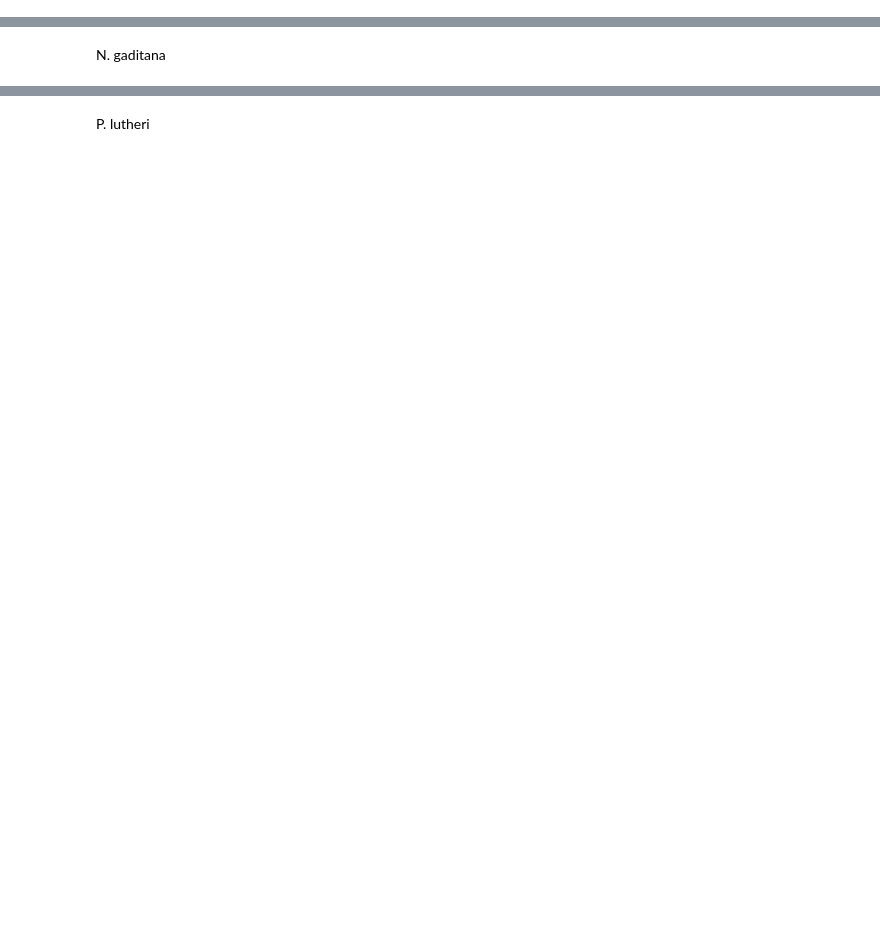
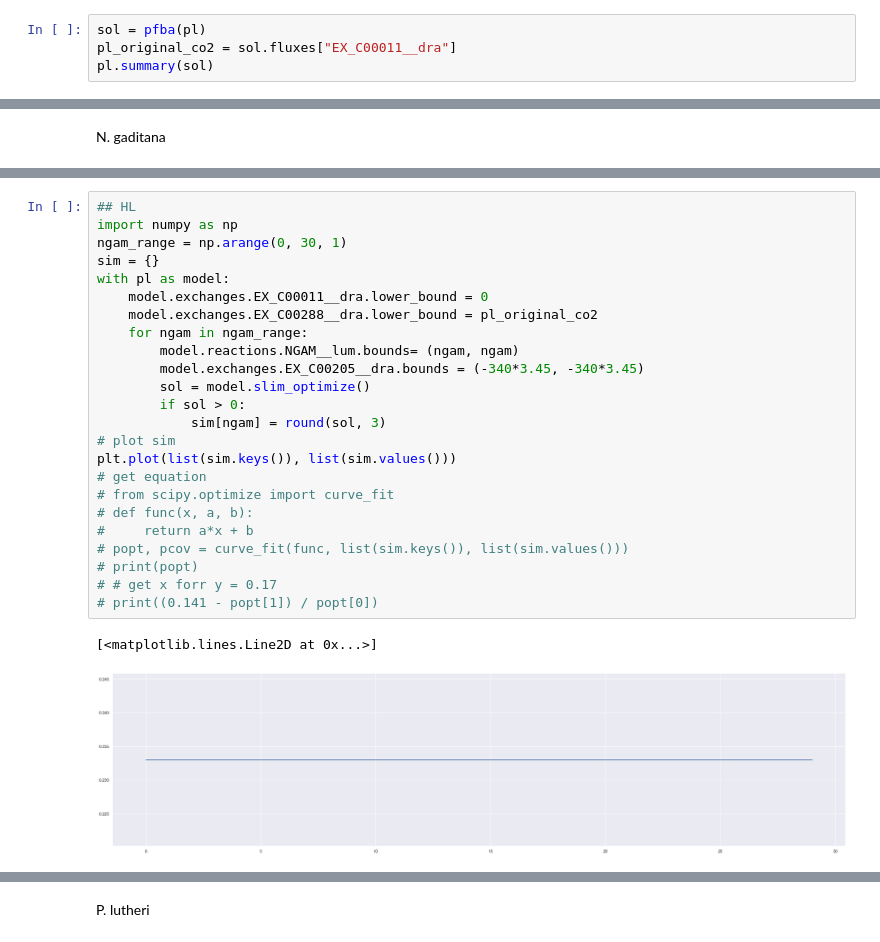
Before and after one commit to ecunha1996/model_analysis, a Jupyter notebook: code/basic_simulations.ipynb, the cells around one changed output, grey strips where cells are left out. Drawn from its saved outputs; the diff is of its cells as text; blank space fills up the shorter version.

```diff
--- a/code/basic_simulations.ipynb
+++ b/code/basic_simulations.ipynb
@@ -38,0 +98,4 @@ Model loaded
+# %%
+sol = pfba(pl)
+pl_original_co2 = sol.fluxes["EX_C00011__dra"]
+pl.summary(sol)
@@ -82,0 +269,27 @@ Autotrophic with urea: 0.02254653333932027
+# %%
+## HL
+import numpy as np
+ngam_range = np.arange(0, 30, 1)
+sim = {}
+with pl as model:
+    model.exchanges.EX_C00011__dra.lower_bound = 0
+    model.exchanges.EX_C00288__dra.lower_bound = pl_original_co2
+    for ngam in ngam_range:
+        model.reactions.NGAM__lum.bounds= (ngam, ngam)
+        model.exchanges.EX_C00205__dra.bounds = (-340*3.45, -340*3.45)
+        sol = model.slim_optimize()
+        if sol > 0:
+            sim[ngam] = round(sol, 3)
+# plot sim
+plt.plot(list(sim.keys()), list(sim.values()))
+# get equation
+# from scipy.optimize import curve_fit
+# def func(x, a, b):
+#     return a*x + b
+# popt, pcov = curve_fit(func, list(sim.keys()), list(sim.values()))
+# print(popt)
+# # get x forr y = 0.17
+# print((0.141 - popt[1]) / popt[0])
+# %% [output]
+[<matplotlib.lines.Line2D at 0x...>]
+[figure, added]
```
Also changed, not shown: parts of 12 cells of this notebook, 31 other files.
